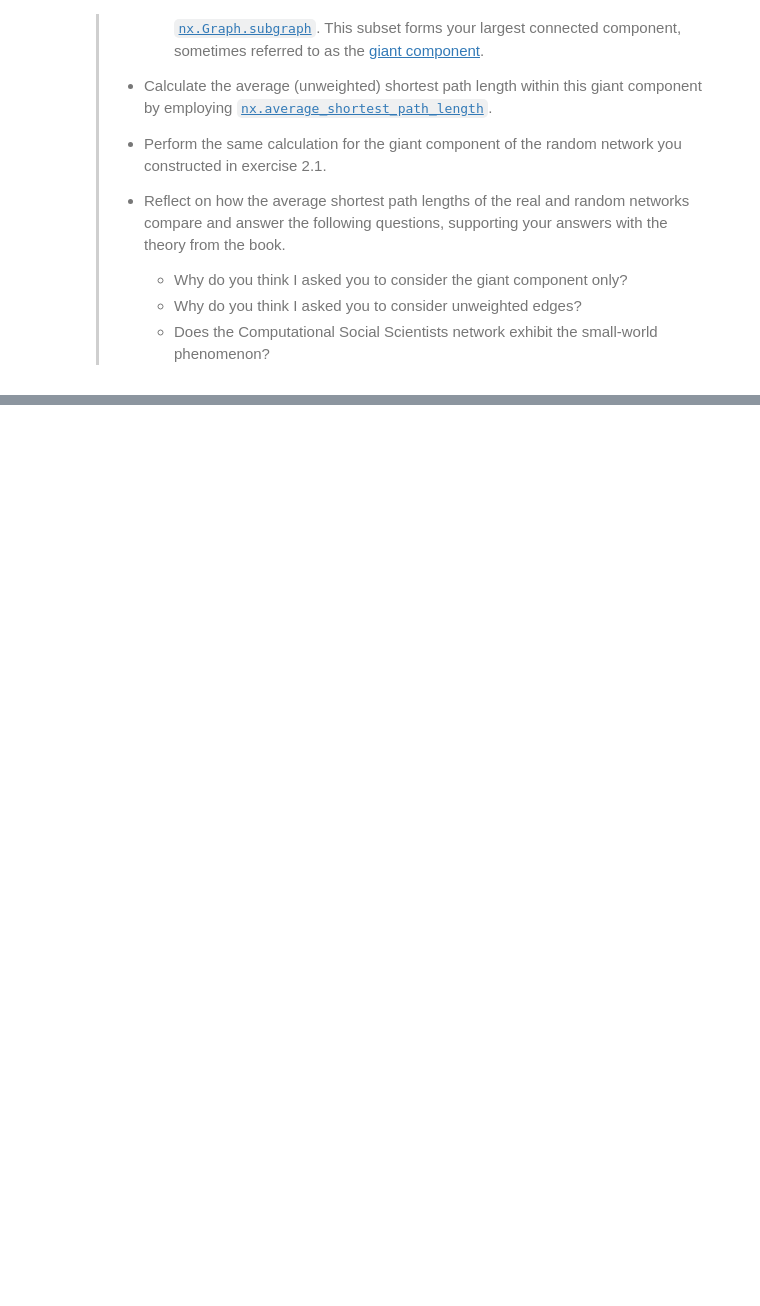
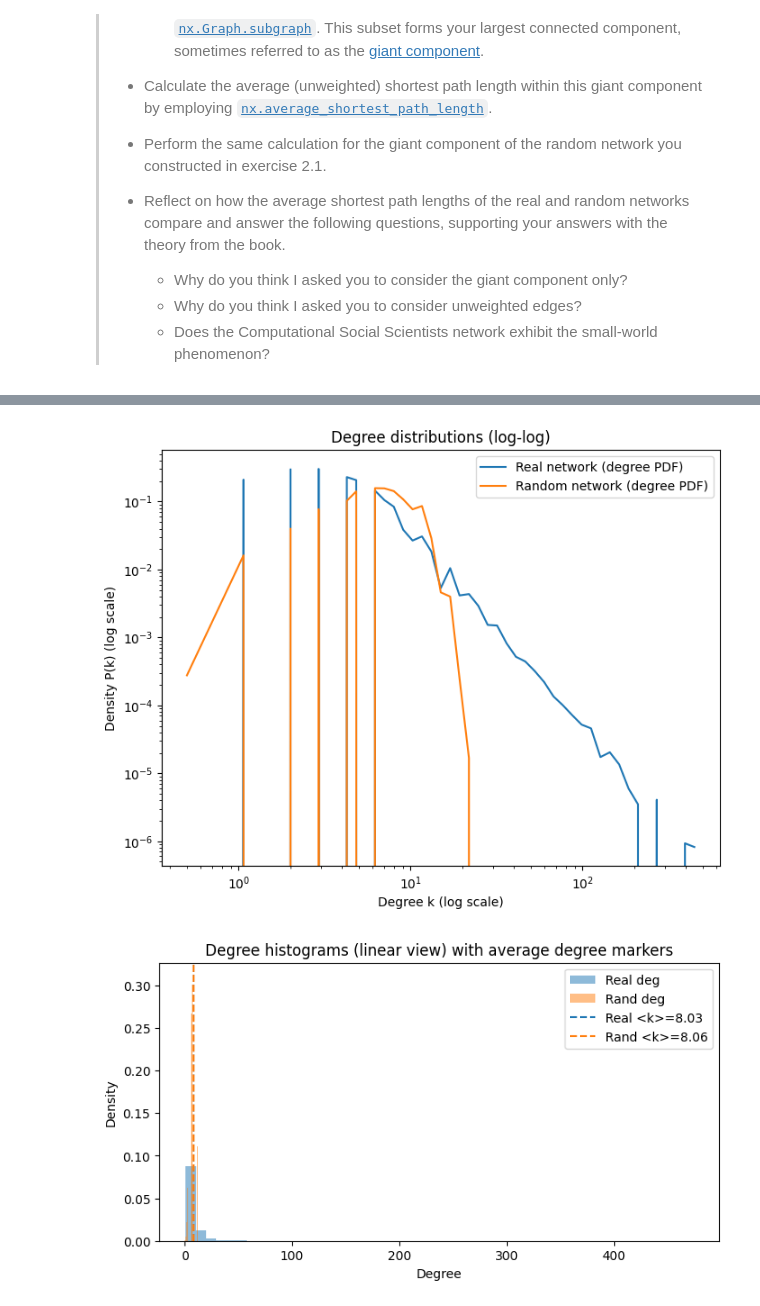
Before and after one commit to Mikel-Yu/comsocsci2026_private, a Jupyter notebook: lectures/Week5.ipynb, the cells around one changed output, grey strips where cells are left out. Cells and saved outputs as stored; diff of their text form; code cells hidden in the pictures; blank space fills up the shorter version.

```diff
--- a/lectures/Week5.ipynb
+++ b/lectures/Week5.ipynb
@@ -534,0 +699,40 @@ YouTubeVideo("jHdnehLku54",width=800, height=450)
+# %%
+# Degree sequences
+deg_real = np.array([d for _, d in G_real.degree()])
+deg_rand = np.array([d for _, d in G_rand.degree()])
+
+# Choose bins suitable for skewed distributions: use log-spaced bins for heavy tail comparison
+max_deg = max(deg_real.max(), deg_rand.max())
+bins = np.unique(np.logspace(0, np.log10(max_deg + 1), num=50))  # from 1 to max_deg in log-space
+# but ensure degree 0 handled
+bins = np.insert(bins, 0, 0)
+
+hist_r, bin_edges = np.histogram(deg_real, bins=bins, density=True)
+hist_rand, _ = np.histogram(deg_rand, bins=bin_edges, density=True)
+bin_centers = (bin_edges[:-1] + bin_edges[1:]) / 2
+
+plt.figure(figsize=(8,6))
+plt.plot(bin_centers, hist_real := hist_r, label="Real network (degree PDF)")
+plt.plot(bin_centers, hist_rand, label="Random network (degree PDF)")
+plt.xscale("log")
+plt.yscale("log")
+plt.xlabel("Degree k (log scale)")
+plt.ylabel("Density P(k) (log scale)")
+plt.title("Degree distributions (log-log)")
+plt.legend()
+plt.show()
+
+# vertical lines for average degree
+plt.figure(figsize=(8,4))
+plt.hist(deg_real, bins=50, alpha=0.5, label="Real deg", density=True)
+plt.hist(deg_rand, bins=50, alpha=0.5, label="Rand deg", density=True)
+plt.axvline(np.mean(deg_real), color="C0", linestyle="--", label=f"Real <k>={np.mean(deg_real):.2f}")
+plt.axvline(np.mean(deg_rand), color="C1", linestyle="--", label=f"Rand <k>={np.mean(deg_rand):.2f}")
+plt.xlabel("Degree")
+plt.ylabel("Density")
+plt.title("Degree histograms (linear view) with average degree markers")
+plt.legend()
+plt.show()
+# %% [output]
+[figure, added]
+[figure, added]
```
Also changed, not shown: parts of 10 cells of this notebook, 18 other files.
